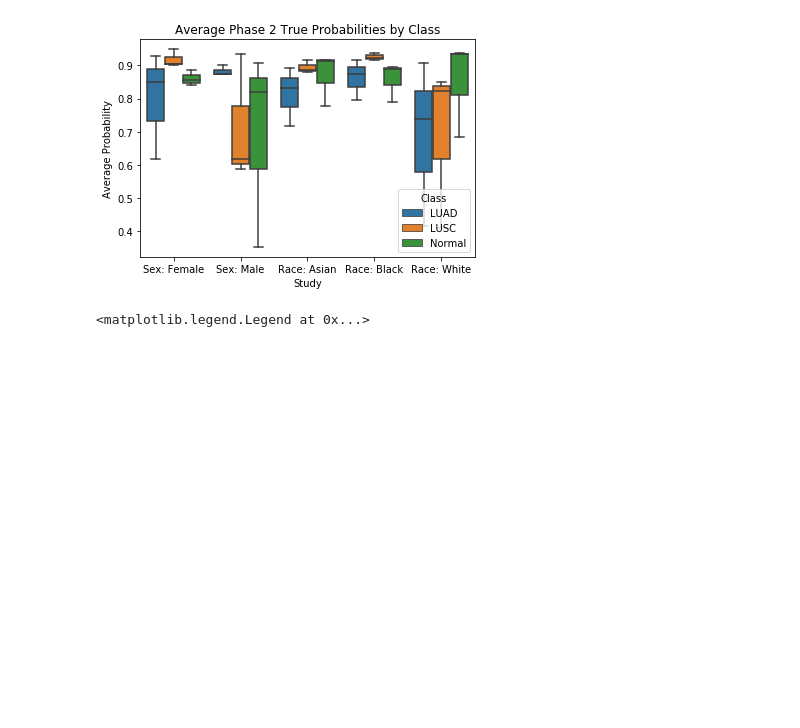
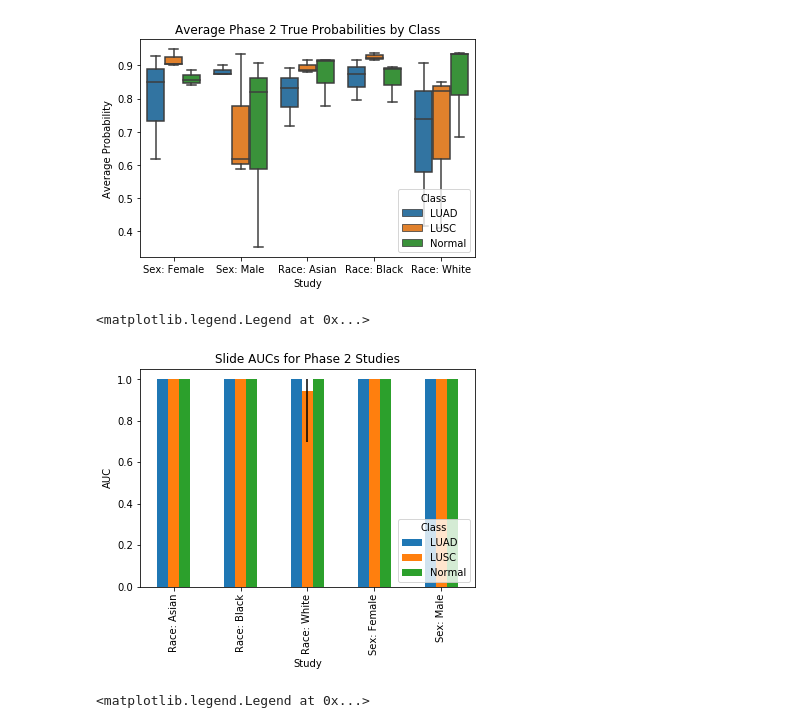
Before and after one commit to Systems-Imaging-Bioinformatics-Lab/histopath_failure_modes, a Jupyter notebook: Results.ipynb, the cells around one changed output. Drawn from its saved outputs; the diff is of its cells as text; code cells hidden in the pictures; blank space fills up the shorter version.

```diff
--- a/Results.ipynb
+++ b/Results.ipynb
@@ -181,4 +181,13 @@ plt.legend(title="Class",loc=4)
 # %% [output]
 <matplotlib.legend.Legend at 0x...>
 [figure]
+# %%
+fig = auc_error_bar_plot(x="study", y="auc", hue="class", lb="ci_lower", ub="ci_upper",color=sns.color_palette()[0:3],data=phase2_slide_auc,)
+fig.set_title("Slide AUCs for Phase 2 Studies")
+fig.set_xlabel("Study")
+fig.set_ylabel("AUC")
+plt.legend(title="Class",loc=4)
+# %% [output]
+<matplotlib.legend.Legend at 0x...>
+[figure, added]
 # %%
```
Also changed, not shown: parts of 3 cells of this notebook.
